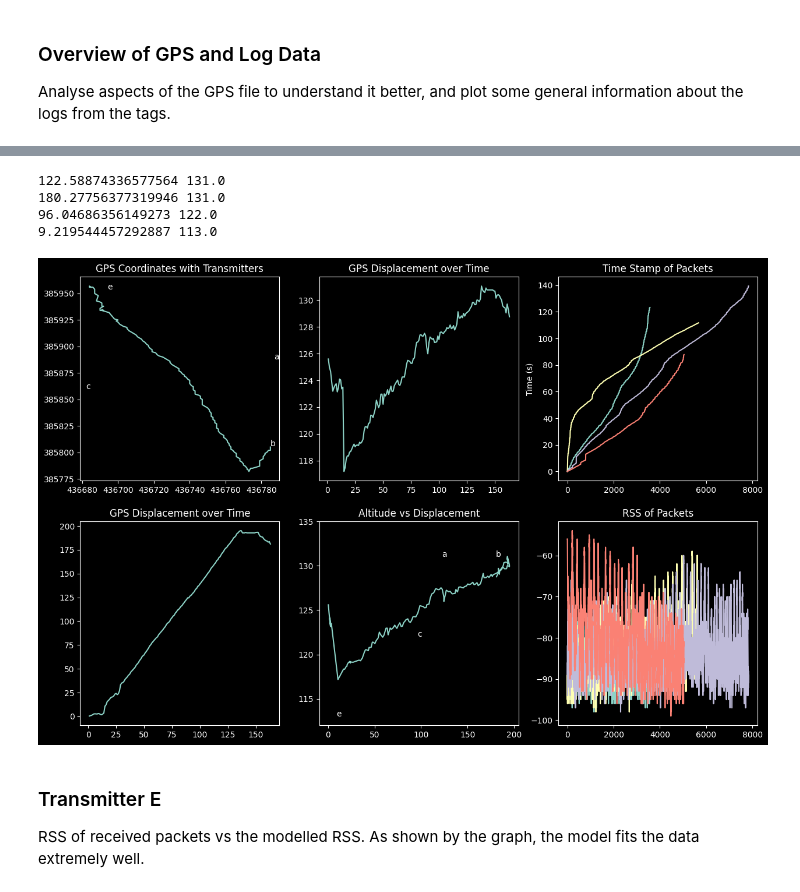
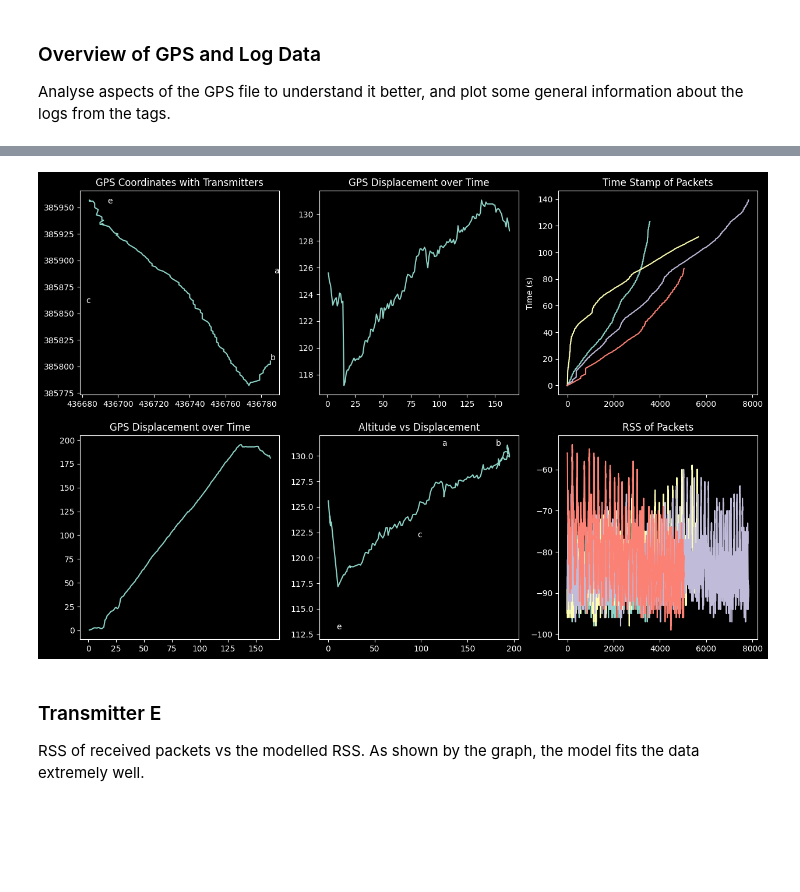
Before and after one commit to SheffieldMLtracking/BLEanalysis, a Jupyter notebook: jupyter/Finley/FSPL.ipynb, the cells around one changed output, grey strips where cells are left out. Drawn from its saved outputs; the diff is of its cells as text; code cells hidden in the pictures; blank space fills up the shorter version.

```diff
--- a/jupyter/Finley/FSPL.ipynb
+++ b/jupyter/Finley/FSPL.ipynb
@@ -151,48 +151,39 @@ tx_e = Transmitter('e', -1.449990, 53.369204, 113.0)
 plt.figure(figsize=(15, 10))
 
 plt.subplot(2, 3, 1)
 plt.title("GPS Coordinates with Transmitters")
 plt.plot([getattr(obj, "easting") for obj in gps_data], [getattr(obj, "northing") for obj in gps_data])
 for tx in (tx_a, tx_b, tx_c, tx_e):
     plt.annotate(tx.tx_id, tx.easting_northing())
 
 plt.subplot(2, 3, 2)
 plt.title("GPS Displacement over Time")
 plt.plot([getattr(obj, "relative_time") for obj in gps_data], [getattr(obj, "altitude") for obj in gps_data])
 
 plt.subplot(2, 3, 3)
 plt.title("Time Stamp of Packets")
-plt.plot([getattr(obj, "time") for obj in log_data_a])
-plt.plot([getattr(obj, "time") for obj in log_data_b])
-plt.plot([getattr(obj, "time") for obj in log_data_c])
-plt.plot([getattr(obj, "time") for obj in log_data_e])
+for log in [log_data_a, log_data_b, log_data_c, log_data_e]:
+    plt.plot([getattr(obj, "time") for obj in log])
 plt.ylabel("Time (s)")
 
 plt.subplot(2, 3, 4)
 plt.title("GPS Displacement over Time")
 plt.plot([getattr(obj, "relative_time") for obj in gps_data], [getattr(obj, "displacement") for obj in gps_data])
 
 plt.subplot(2, 3, 5)
-plt.ylim(112, 135)
+plt.ylim(112, 132)
 plt.title("Altitude vs Displacement")
 plt.plot([getattr(obj, "displacement") for obj in gps_data], [getattr(obj, "altitude") for obj in gps_data])
 for tx in (tx_a, tx_b, tx_c, tx_e):
     plt.annotate(tx.tx_id, (gps_data[0].dist_to_point(tx.northing, tx.easting), tx.altitude))
-    print(gps_data[0].dist_to_point(tx.northing, tx.easting), tx.altitude)
 
 plt.subplot(2, 3, 6)
 plt.title("RSS of Packets")
-plt.plot([getattr(obj, "rss") for obj in log_data_a])
-plt.plot([getattr(obj, "rss") for obj in log_data_b])
-plt.plot([getattr(obj, "rss") for obj in log_data_c])
-plt.plot([getattr(obj, "rss") for obj in log_data_e])
+for log in [log_data_a, log_data_b, log_data_c, log_data_e]:
+    plt.plot([getattr(obj, "rss") for obj in log])
 plt.show()
 # %% [output]
-122.58874336577564 131.0
-180.27756377319946 131.0
-96.04686356149273 122.0
-9.219544457292887 113.0
-[figure, old version]
+[figure, new version]
 # %% [markdown]
 ### Transmitter E
 
```
Also changed, not shown: parts of 3 cells of this notebook, 1 other file.
